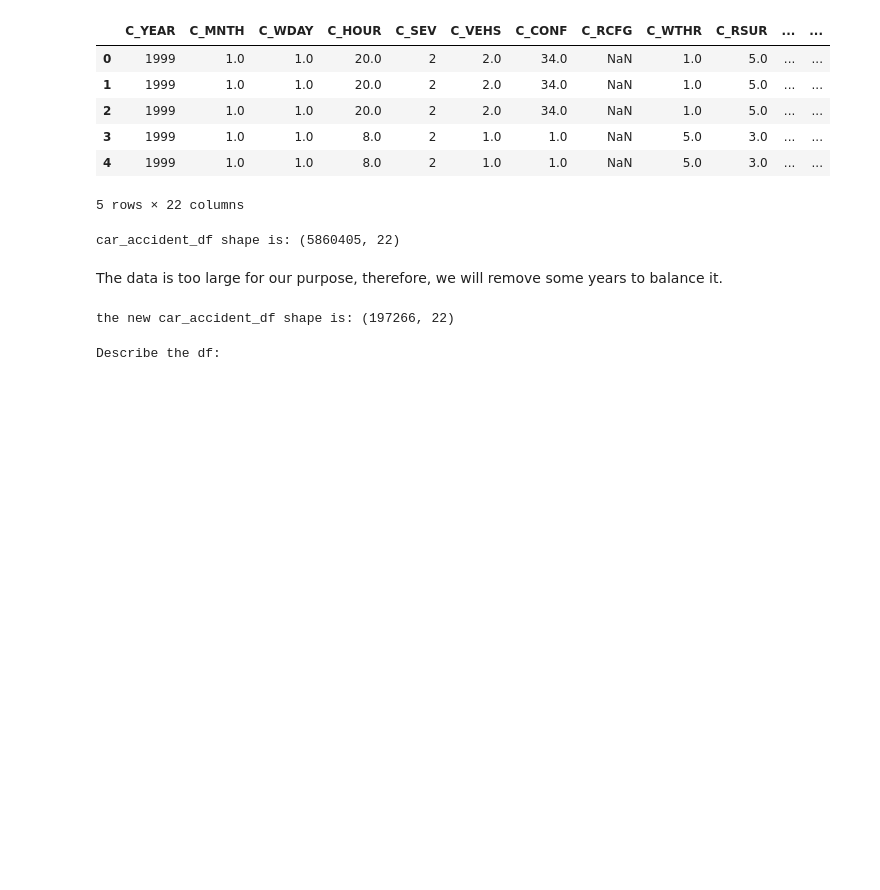
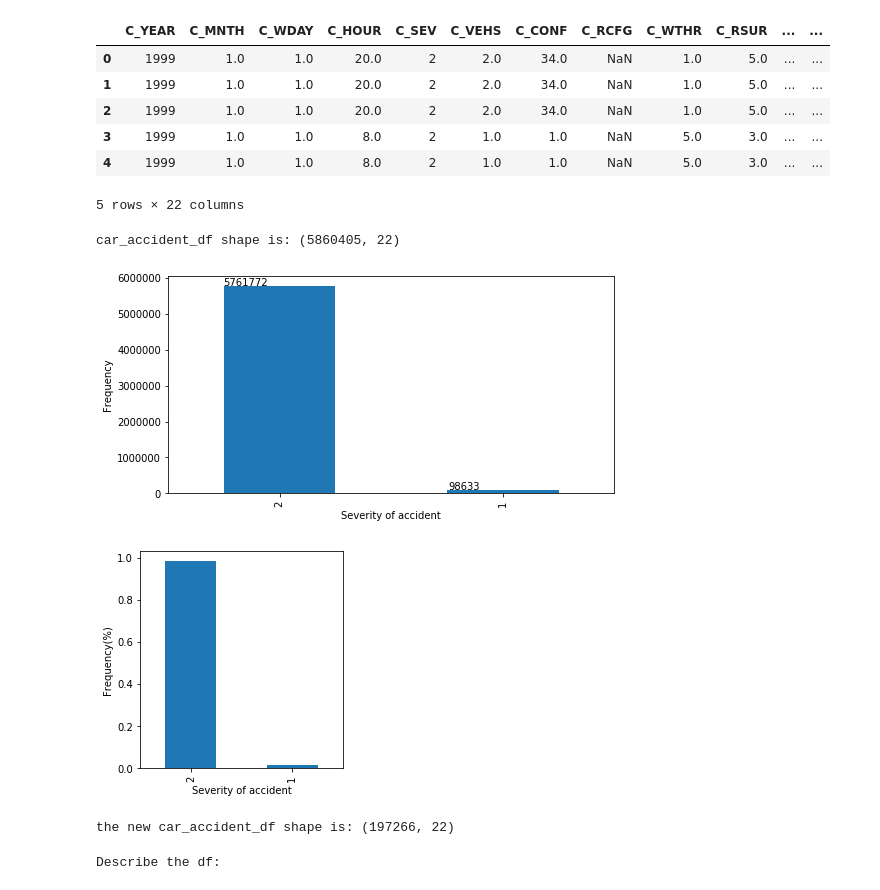
Before and after one commit to carloscaeduardo/Coursera_Capstone2, a Jupyter notebook: Canada_collision_prediction.ipynb, the cells around one changed output. Saved outputs shown, nothing was run; the diff lists cells and outputs as text; code cells hidden in the pictures; blank space fills up the shorter version.

```diff
--- a/Canada_collision_prediction.ipynb
+++ b/Canada_collision_prediction.ipynb
@@ -57,8 +57,25 @@ car_accident_df_unchanged = pd.read_csv("NCDB_1999_to_2014.csv",na_values=["UU",
 print("car_accident_df shape is:", car_accident_df.shape)
 # %% [output]
 car_accident_df shape is: (5860405, 22)
-# %% [markdown]
-<p>The data is too large for our purpose, therefore, we will remove some years to balance it.</p>
+# %%
+fig0 = plt.figure(figsize=(8,4))
+ax0 = fig0.add_subplot(1,1,1)
+ax0 = car_accident_df['C_SEV'].value_counts().plot(kind='bar')
+ax0.set_xlabel("Severity of accident")
+ax0.set_ylabel("Frequency")
+for p in ax0.patches:
+    ax0.annotate(str(int(p.get_height())), (p.get_x() * 1.005, p.get_height() * 1.005))
+
+fig01 = plt.figure(figsize=(8,4))
+ax01 = fig01.add_subplot(1,2,1)
+ax01 = car_accident_df['C_SEV'].value_counts(normalize=True).plot(kind='bar')
+ax01.set_xlabel("Severity of accident")
+ax01.set_ylabel("Frequency(%)")
+for p in ax01.patches:
+    ax1.annotate(str(float(p.get_height()*100)), (p.get_x() * 1.005, p.get_height() * 1.005))
+# %% [output]
+[figure, added]
+[figure, added]
 # %%
 def downsample(df:pd.DataFrame, label_col_name:str) -> pd.DataFrame:
     # find the number of observations in the smallest group
```
Also changed, not shown: parts of 18 cells of this notebook, 1 other file.
